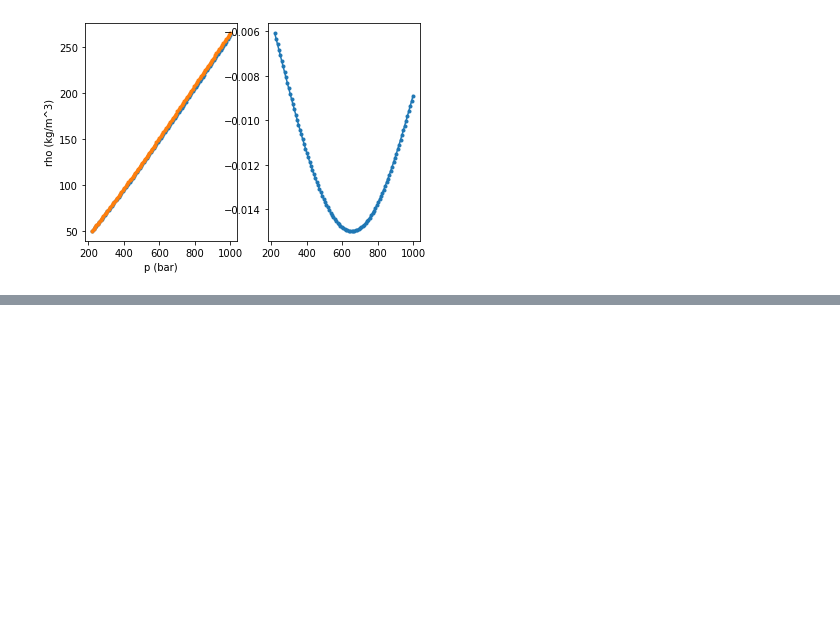
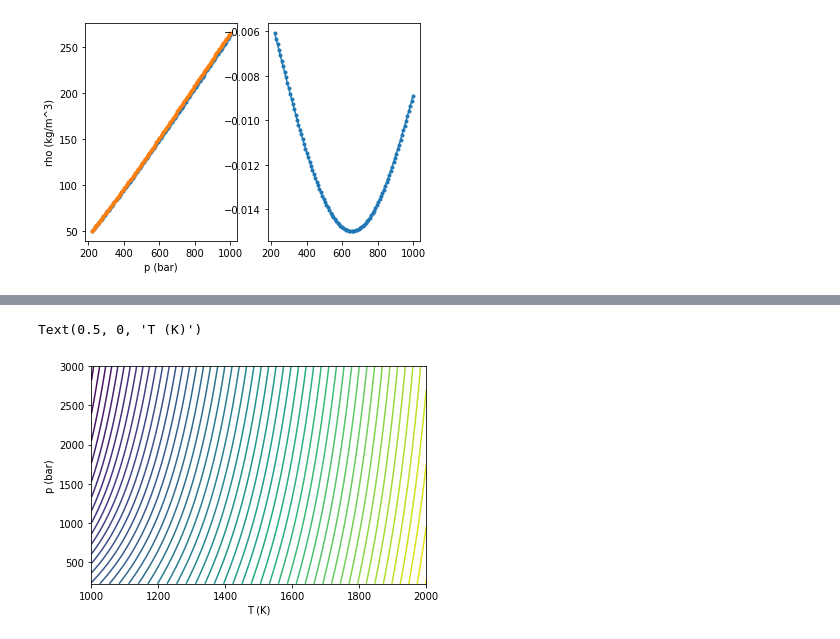
Before and after one commit to fredriclam/quail_volcano, a Jupyter notebook: src/physics/multiphasevpT/virial_water_extension.ipynb, the cells around one changed output, grey strips where cells are left out. Drawn from its saved outputs; the diff is of its cells as text; code cells hidden in the pictures; blank space fills up the shorter version.

```diff
--- a/src/physics/multiphasevpT/virial_water_extension.ipynb
+++ b/src/physics/multiphasevpT/virial_water_extension.ipynb
@@ -398,0 +426,7 @@ plt.plot(vt_p, vt_rho/rho_xsteam_coldhigh[-1,:] - 1, '.-')
+# %%
+plt.contour(T, p, h_95 - 1e2*p / rho, levels=50)
+plt.ylabel("p (bar)")
+plt.xlabel("T (K)")
+# %% [output]
+Text(0.5, 0, 'T (K)')
+[figure, added]
```
Also changed, not shown: parts of 6 cells of this notebook, 4 other files.
